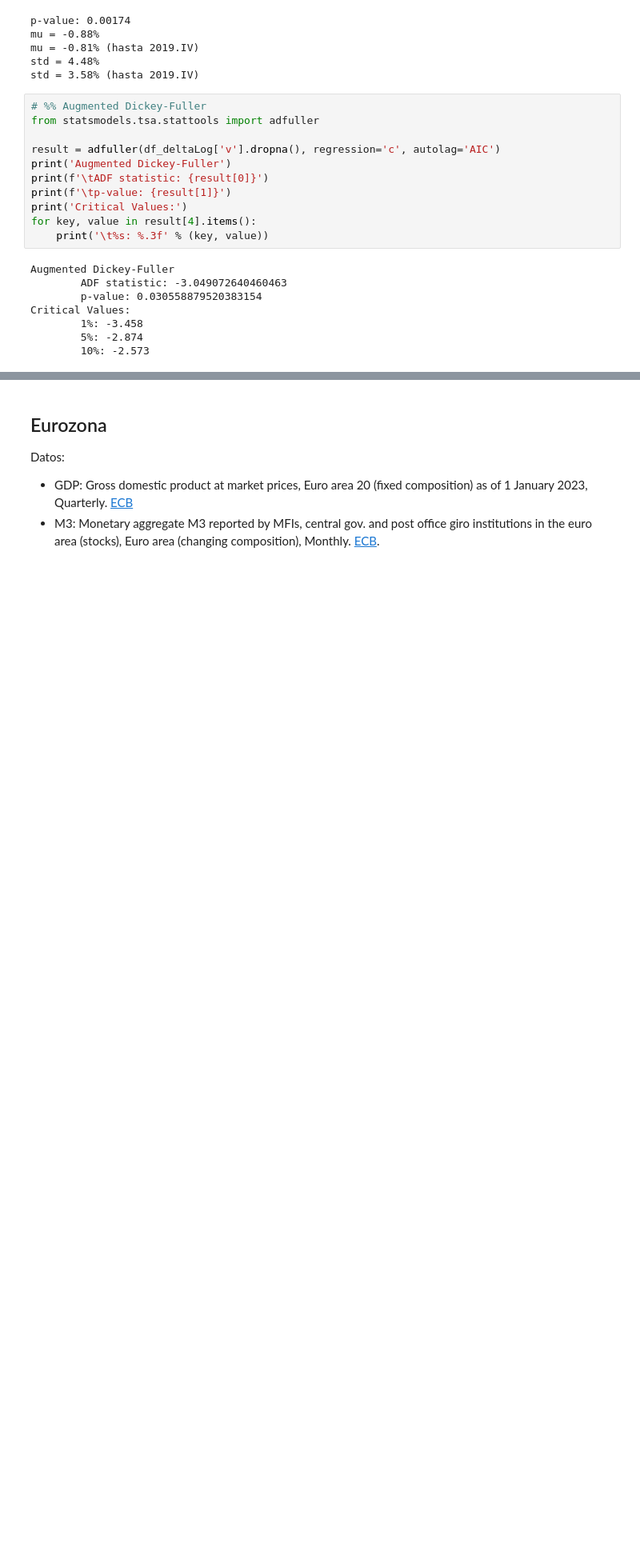
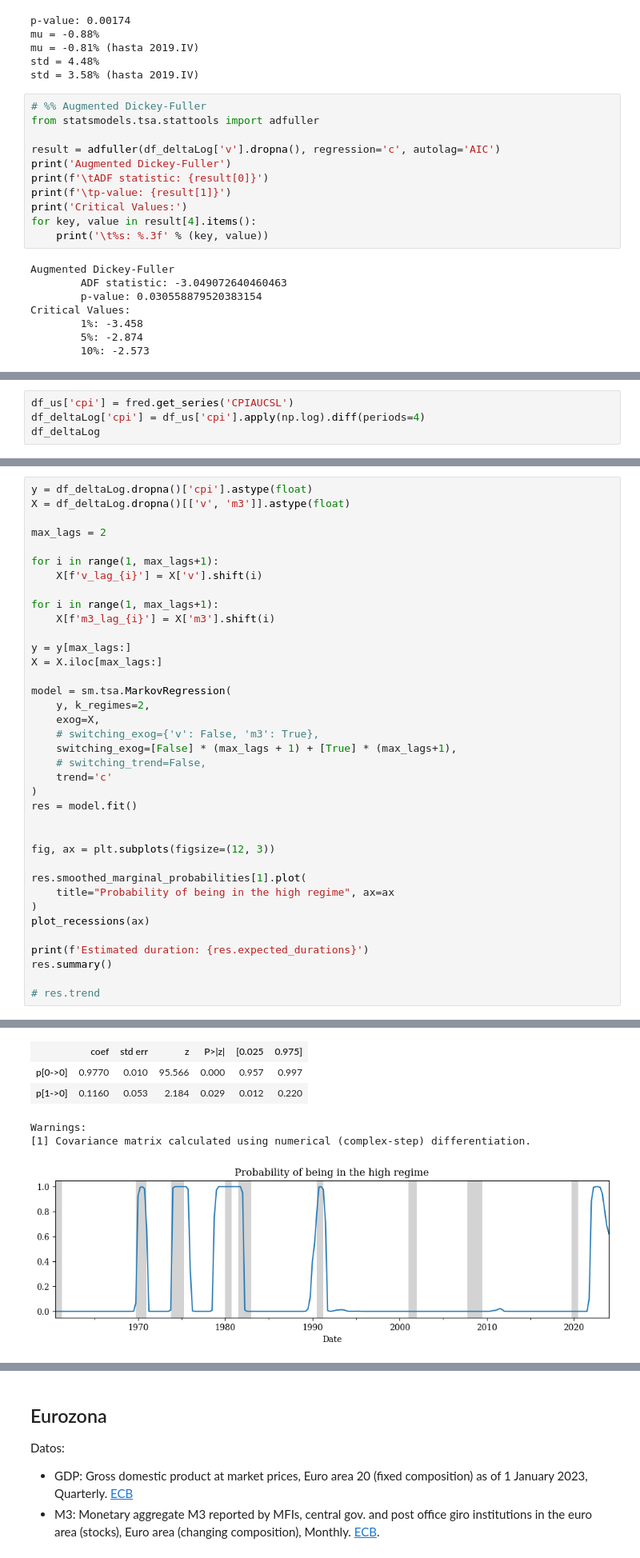
Before and after one commit to MiguelPuntoEs/money-growth, a Jupyter notebook: money-growth.ipynb, the cells around one changed output, grey strips where cells are left out. Shown: that part at 80% size. Drawn from its saved outputs; the diff is of its cells as text; blank space fills up the shorter version.

Commit message:
Added inflation model

```diff
--- a/money-growth.ipynb
+++ b/money-growth.ipynb
@@ -278,0 +326,4 @@ Warnings:
+# %%
+df_us['cpi'] = fred.get_series('CPIAUCSL')
+df_deltaLog['cpi'] = df_us['cpi'].apply(np.log).diff(periods=4)
+df_deltaLog
@@ -278,0 +345,38 @@ Warnings:
+# %%
+y = df_deltaLog.dropna()['cpi'].astype(float)
+X = df_deltaLog.dropna()[['v', 'm3']].astype(float)
+
+max_lags = 2
+
+for i in range(1, max_lags+1):
+    X[f'v_lag_{i}'] = X['v'].shift(i)
+
+for i in range(1, max_lags+1):
+    X[f'm3_lag_{i}'] = X['m3'].shift(i)
+
+y = y[max_lags:]
+X = X.iloc[max_lags:]
+
+model = sm.tsa.MarkovRegression(
+    y, k_regimes=2,
+    exog=X,
+    # switching_exog={'v': False, 'm3': True},
+    switching_exog=[False] * (max_lags + 1) + [True] * (max_lags+1),
+    # switching_trend=False,
+    trend='c'
+)
+res = model.fit()
+
+
+fig, ax = plt.subplots(figsize=(12, 3))
+
+res.smoothed_marginal_probabilities[1].plot(
+    title="Probability of being in the high regime", ax=ax
+)
+plot_recessions(ax)
+
+print(f'Estimated duration: {res.expected_durations}')
+res.summary()
+
+# res.trend
+# %% [output]
@@ -278,0 +411,6 @@ Warnings:
+|  | coef | std err | z | P>|z| | [0.025 | 0.975] |
+| p[0->0] | 0.9770 | 0.010 | 95.566 | 0.000 | 0.957 | 0.997 |
+| p[1->0] | 0.1160 | 0.053 | 2.184 | 0.029 | 0.012 | 0.220 |
+Warnings:
+[1] Covariance matrix calculated using numerical (complex-step) differentiation.
+[figure, added]
```
Also changed, not shown: parts of 8 cells of this notebook.
